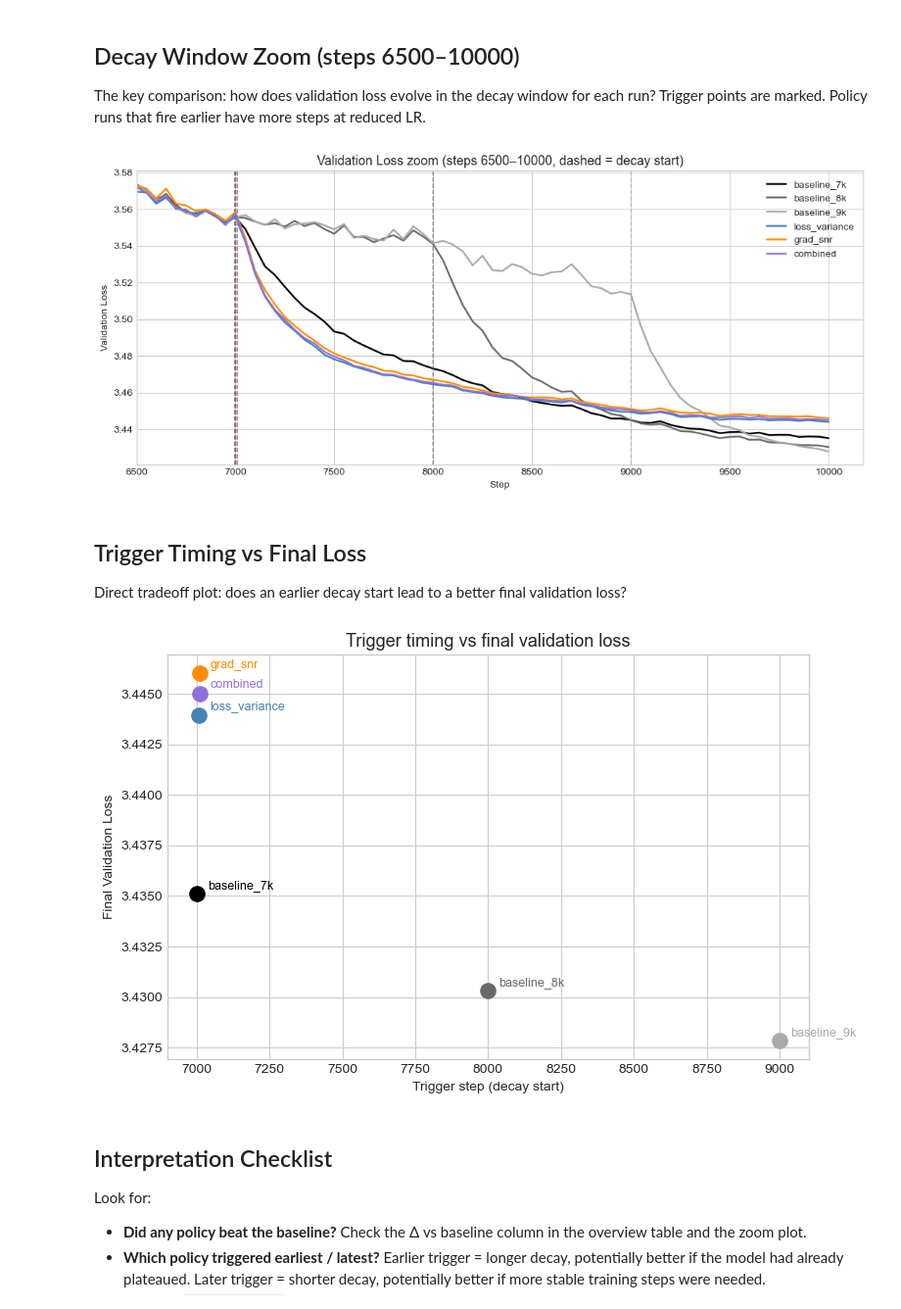
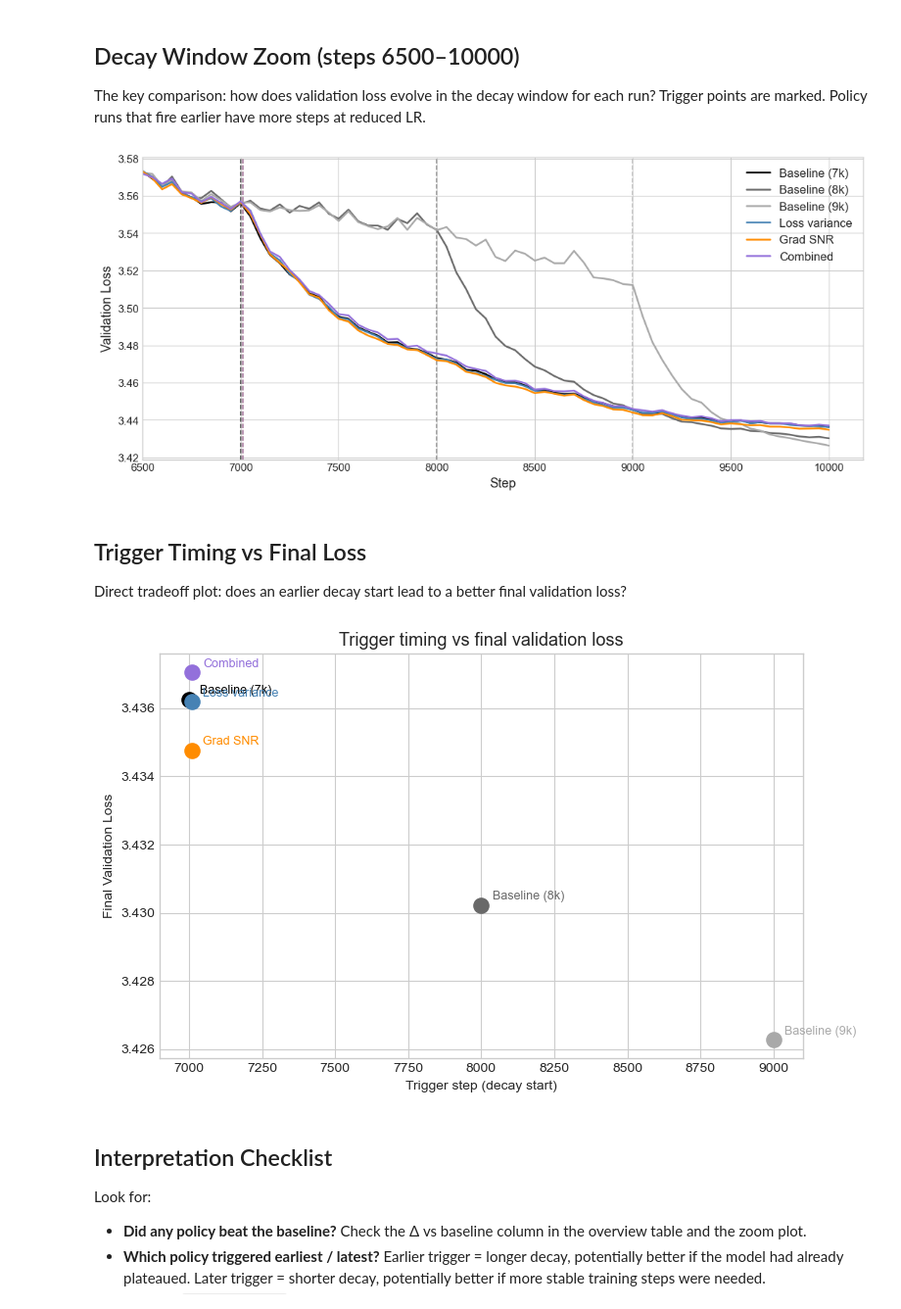
Before and after one commit to Duckymini/wsd_metric_triggered, a Jupyter notebook: notebooks/policy_decay_comparison.ipynb, the cells around one changed output. Shown at 98% size. Cells and saved outputs as stored; diff of their text form; code cells hidden in the pictures.

Commit message:
exp on 10k policy 2

```diff
--- a/notebooks/policy_decay_comparison.ipynb
+++ b/notebooks/policy_decay_comparison.ipynb
@@ -26,12 +26,12 @@ pd.set_option("display.float_format", lambda x: f"{x:.6f}")
 LOG_ROOT = Path("../logs")
 
 RUNS = {
-    "baseline_7k":   "policy_decay_baseline_10k_7k",
-    "baseline_8k":   "policy_decay_baseline_10k_8k",
-    "baseline_9k":   "policy_decay_baseline_10k_9k",
-    "loss_variance": "policy_decay_loss_variance_10k",
-    "grad_snr":      "policy_decay_grad_snr_10k",
-    "combined":      "policy_decay_combined_10k",
+    "baseline_7k":   "policy_decay_baseline_10k_7k_20260610-204423",
+    "baseline_8k":   "policy_decay_baseline_10k_8k_20260610-080323",
+    "baseline_9k":   "policy_decay_baseline_10k_9k_20260610-080329",
+    "loss_variance": "policy_decay_loss_variance_10k_20260610-223455",
+    "grad_snr":      "policy_decay_grad_snr_10k_20260610-223421",
+    "combined":      "policy_decay_combined_10k_20260610-080334",
 }
 FIXED_TRIGGERS = {
     "baseline_7k": 7000,
@@ -46,6 +46,14 @@ COLORS = {
     "grad_snr":      "darkorange",
     "combined":      "mediumpurple",
 }
+DISPLAY_NAMES = {
+    "baseline_7k":   "Baseline (7k)",
+    "baseline_8k":   "Baseline (8k)",
+    "baseline_9k":   "Baseline (9k)",
+    "loss_variance": "Loss variance",
+    "grad_snr":      "Grad SNR",
+    "combined":      "Combined",
+}
 VAL_LOSS_GATE = 3.585
 EARLIEST_TRIGGER = 7000
 
@@ -54,11 +62,9 @@ def read_jsonl(path):
         return pd.DataFrame(json.loads(line) for line in f if line.strip())
 
 data = {}
-for key, prefix in RUNS.items():
-    candidates = sorted(p for p in LOG_ROOT.iterdir()
-                        if p.is_dir() and p.name.startswith(prefix))
-    assert candidates, f"No run found for prefix '{prefix}' under {LOG_ROOT}"
-    log_dir = candidates[-1]
+for key, folder in RUNS.items():
+    log_dir = LOG_ROOT / folder
+    assert log_dir.exists(), f"Run folder not found: {log_dir}"
     metrics = read_jsonl(log_dir / "metrics.jsonl")
     trigger = None
     if (log_dir / "policy_trigger.json").exists():
@@ -127,7 +133,7 @@ for key, d in data.items():
     val = d["val"]
     trig_step = d["trigger"]["trigger_step"] if d["trigger"] else None
     ax.plot(val["step"], val["validation_loss"],
-            color=COLORS[key], linewidth=1.8, label=key)
+            color=COLORS[key], linewidth=1.8, label=DISPLAY_NAMES[key])
     if trig_step:
         ax.axvline(trig_step, color=COLORS[key], linewidth=1.2, linestyle="--", alpha=0.75)
 
@@ -149,7 +155,7 @@ fig, ax = plt.subplots(figsize=(12, 4))
 for key, d in data.items():
     train = d["train"]
     ax.plot(train["step"], train["learning_rate"],
-            color=COLORS[key], linewidth=1.5, label=key)
+            color=COLORS[key], linewidth=1.5, label=DISPLAY_NAMES[key])
 
 ax.set_xlabel("Step")
 ax.set_ylabel("Learning Rate")
@@ -325,25 +326,25 @@ The key comparison: how does validation loss evolve in the decay window for each
 # %%
 ZOOM_START = 6500
 
 fig, ax = plt.subplots(figsize=(11, 5))
 
 for key, d in data.items():
     val = d["val"]
     mask = val["step"] >= ZOOM_START
     trig_step = d["trigger"]["trigger_step"] if d["trigger"] else None
     ax.plot(val.loc[mask, "step"], val.loc[mask, "validation_loss"],
-            color=COLORS[key], linewidth=1.8, label=key)
+            color=COLORS[key], linewidth=1.8, label=DISPLAY_NAMES[key])
     if trig_step:
         ax.axvline(trig_step, color=COLORS[key], linewidth=1.2, linestyle="--", alpha=0.7)
 ax.set_xlim(ZOOM_START)
-ax.set_xlabel("Step")
-ax.set_ylabel("Validation Loss")
-ax.set_title(f"Validation Loss zoom (steps {ZOOM_START}–10000, dashed = decay start)", fontsize=13)
-ax.legend()
+ax.set_xlabel("Step", fontsize=13)
+ax.set_ylabel("Validation Loss", fontsize=13)
+ax.tick_params(labelsize=11)
+ax.legend(fontsize=12)
 plt.tight_layout()
 plt.show()
 # %% [output]
-[figure, old version]
+[figure, new version]
 # %% [markdown]
 ## Trigger Timing vs Final Loss
 
@@ -357,7 +358,7 @@ for key, d in data.items():
     if trig_step is None:
         continue
     ax.scatter(trig_step, final_val, color=COLORS[key], s=120, zorder=4)
-    ax.annotate(key, (trig_step, final_val),
+    ax.annotate(DISPLAY_NAMES[key], (trig_step, final_val),
                 textcoords="offset points", xytext=(8, 4), fontsize=9, color=COLORS[key])
 
 ax.set_xlabel("Trigger step (decay start)")
@@ -366,7 +367,7 @@ ax.set_title("Trigger timing vs final validation loss", fontsize=13)
 plt.tight_layout()
 plt.show()
 # %% [output]
-[figure, old version]
+[figure, new version]
 # %% [markdown]
 ## Interpretation Checklist
 
```
Also changed, not shown: parts of 7 cells of this notebook.
